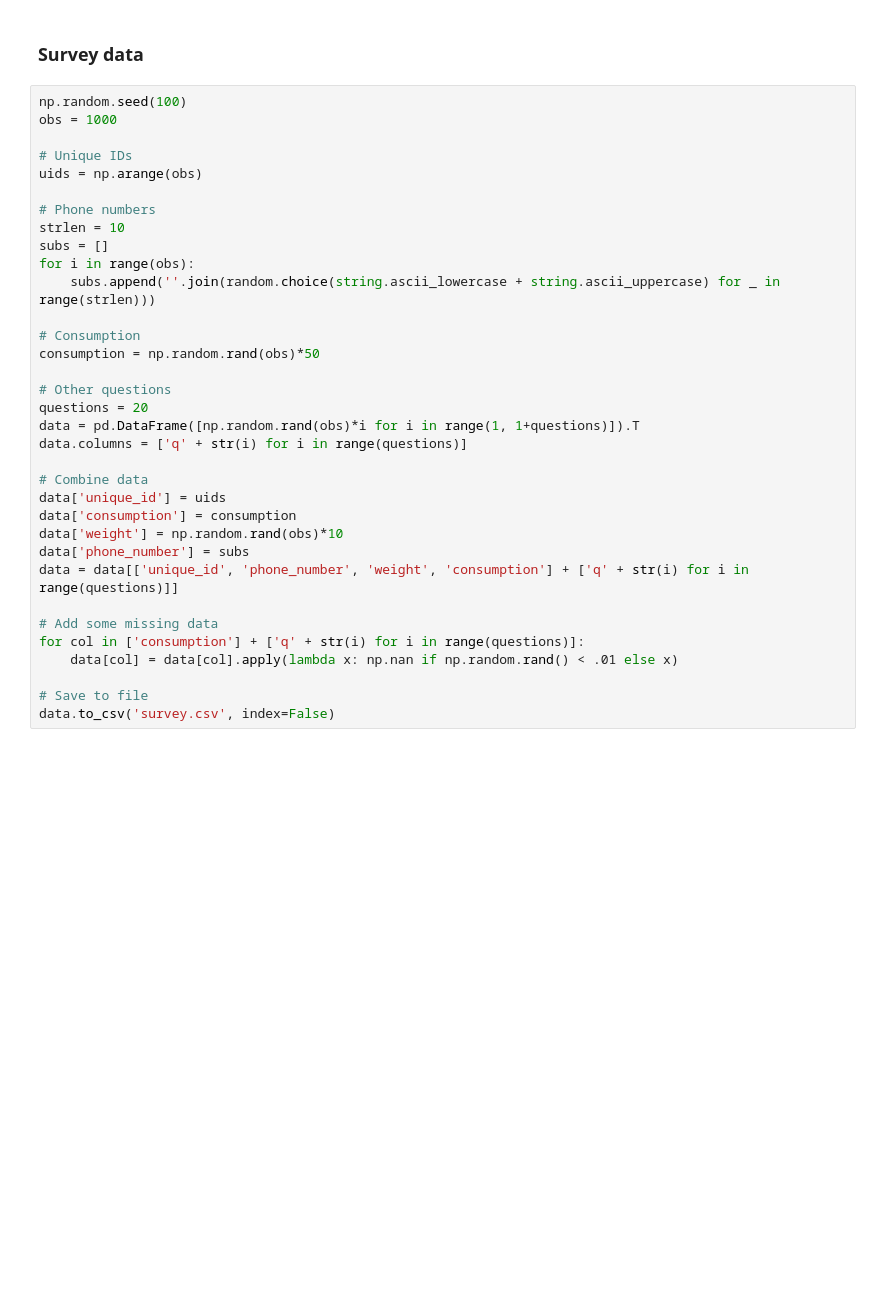
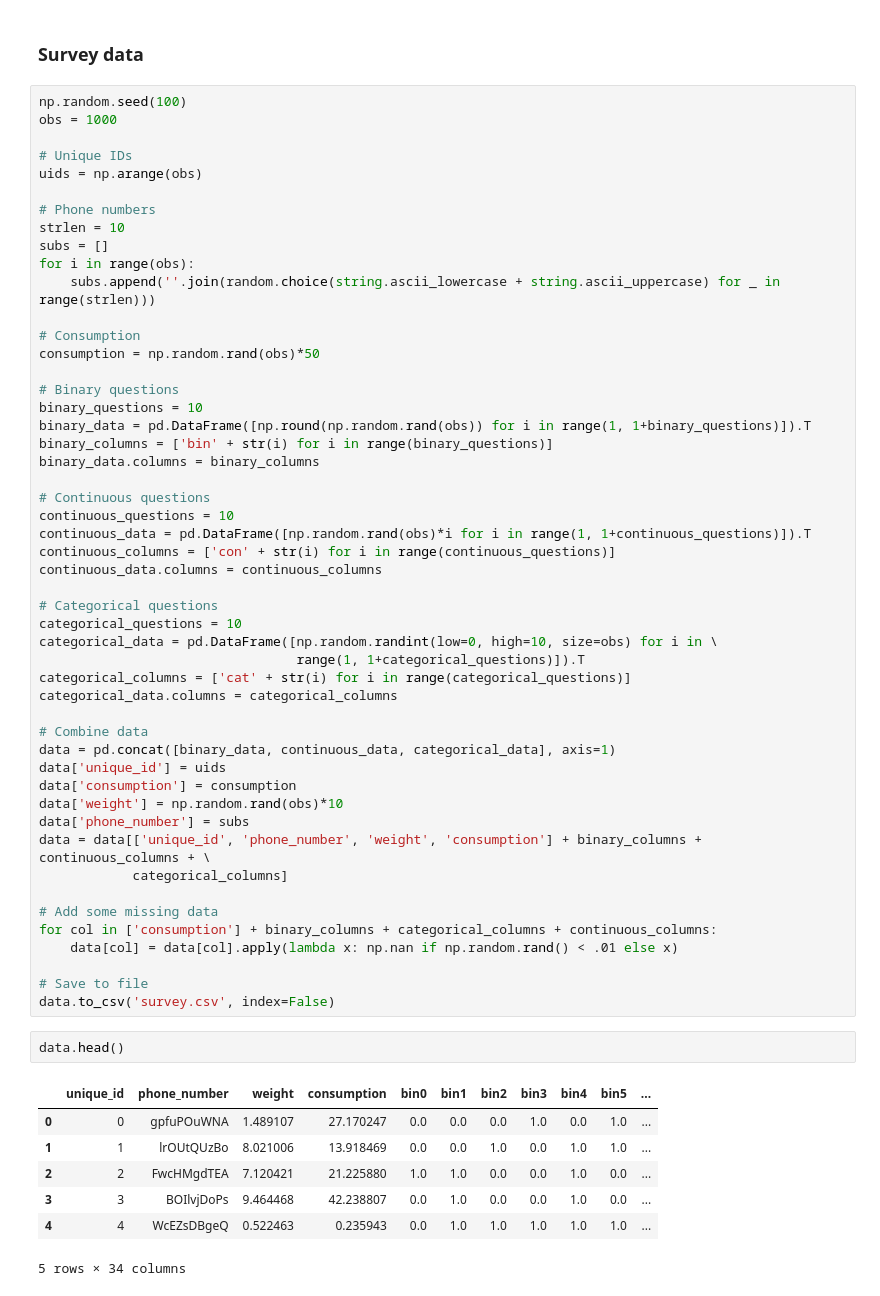
Before and after one commit to Global-Policy-Lab/cider, a Jupyter notebook: synthetic_data/generate_synthetic_data.ipynb, the cells around one changed output. Saved outputs shown, nothing was run; the diff lists cells and outputs as text; blank space fills up the shorter version.

```diff
--- a/synthetic_data/generate_synthetic_data.ipynb
+++ b/synthetic_data/generate_synthetic_data.ipynb
@@ -275,21 +275,47 @@ for i in range(obs):
 # Consumption
 consumption = np.random.rand(obs)*50
 
-# Other questions
-questions = 20
-data = pd.DataFrame([np.random.rand(obs)*i for i in range(1, 1+questions)]).T
-data.columns = ['q' + str(i) for i in range(questions)]
+# Binary questions
+binary_questions = 10
+binary_data = pd.DataFrame([np.round(np.random.rand(obs)) for i in range(1, 1+binary_questions)]).T
+binary_columns = ['bin' + str(i) for i in range(binary_questions)]
+binary_data.columns = binary_columns
+
+# Continuous questions
+continuous_questions = 10
+continuous_data = pd.DataFrame([np.random.rand(obs)*i for i in range(1, 1+continuous_questions)]).T
+continuous_columns = ['con' + str(i) for i in range(continuous_questions)]
+continuous_data.columns = continuous_columns
+
+# Categorical questions
+categorical_questions = 10
+categorical_data = pd.DataFrame([np.random.randint(low=0, high=10, size=obs) for i in \
+                                 range(1, 1+categorical_questions)]).T
+categorical_columns = ['cat' + str(i) for i in range(categorical_questions)]
+categorical_data.columns = categorical_columns
 
 # Combine data
+data = pd.concat([binary_data, continuous_data, categorical_data], axis=1)
 data['unique_id'] = uids
 data['consumption'] = consumption
 data['weight'] = np.random.rand(obs)*10
 data['phone_number'] = subs
-data = data[['unique_id', 'phone_number', 'weight', 'consumption'] + ['q' + str(i) for i in range(questions)]]
+data = data[['unique_id', 'phone_number', 'weight', 'consumption'] + binary_columns + continuous_columns + \
+            categorical_columns]
 
 # Add some missing data
-for col in ['consumption'] + ['q' + str(i) for i in range(questions)]:
+for col in ['consumption'] + binary_columns + categorical_columns + continuous_columns:
     data[col] = data[col].apply(lambda x: np.nan if np.random.rand() < .01 else x)
 
 # Save to file
 data.to_csv('survey.csv', index=False)
+# %%
+data.head()
+# %% [output]
+|  | unique_id | phone_number | weight | consumption | bin0 | bin1 | bin2 | bin3 | bin4 | bin5 | ... |
+| 0 | 0 | gpfuPOuWNA | 1.489107 | 27.170247 | 0.0 | 0.0 | 0.0 | 1.0 | 0.0 | 1.0 | ... |
+| 1 | 1 | lrOUtQUzBo | 8.021006 | 13.918469 | 0.0 | 0.0 | 1.0 | 0.0 | 1.0 | 1.0 | ... |
+| 2 | 2 | FwcHMgdTEA | 7.120421 | 21.225880 | 1.0 | 1.0 | 0.0 | 0.0 | 1.0 | 0.0 | ... |
+| 3 | 3 | BOIlvjDoPs | 9.464468 | 42.238807 | 0.0 | 1.0 | 0.0 | 0.0 | 1.0 | 0.0 | ... |
+| 4 | 4 | WcEZsDBgeQ | 0.522463 | 0.235943 | 0.0 | 1.0 | 1.0 | 1.0 | 1.0 | 1.0 | ... |
+5 rows × 34 columns
```
Also changed, not shown: 4 other files.
